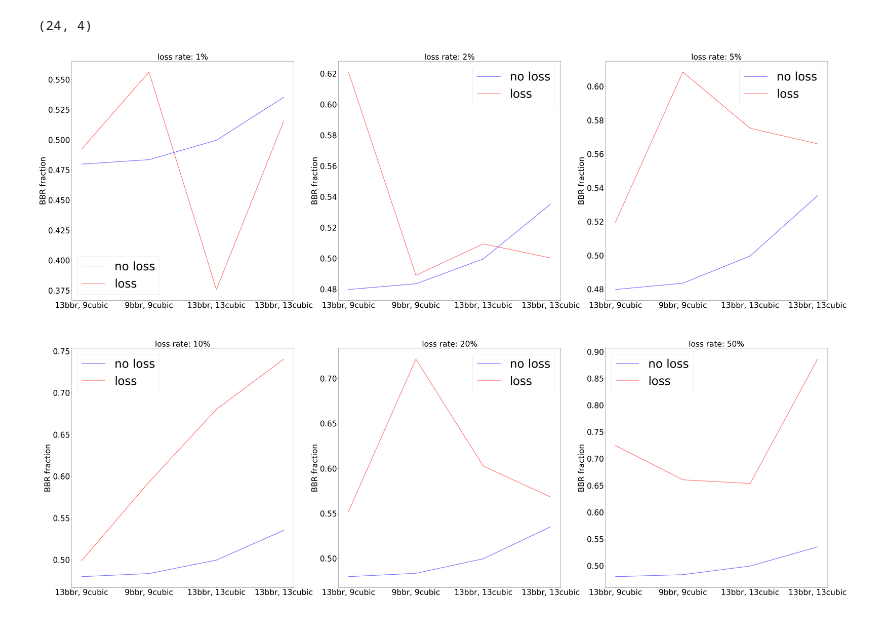
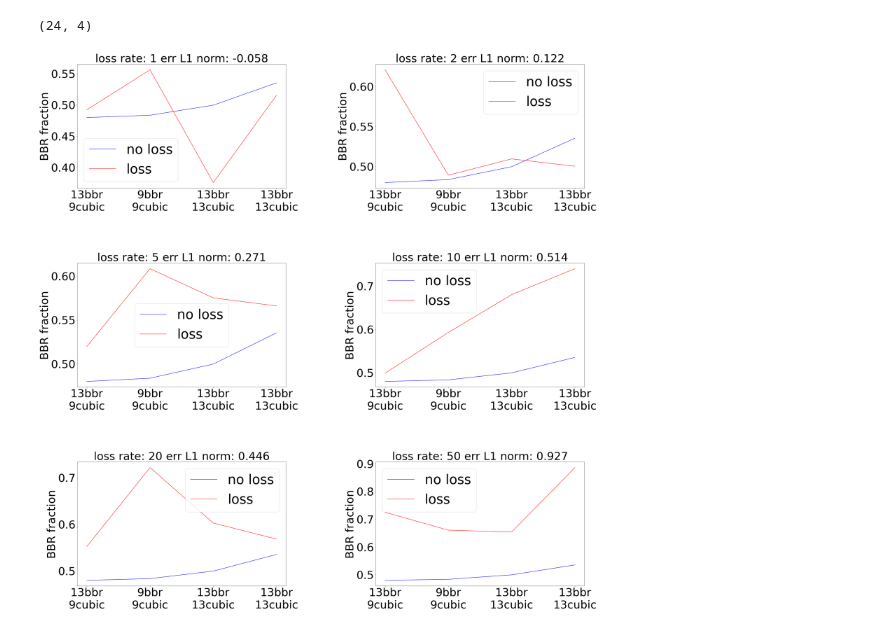
Before and after one commit to ShiboXing/WAN, a Jupyter notebook: proj4/setup/Data_Test.ipynb, the cells around one changed output. Cells and saved outputs as stored; diff of their text form; code cells hidden in the pictures.

```diff
--- a/proj4/setup/Data_Test.ipynb
+++ b/proj4/setup/Data_Test.ipynb
@@ -83,21 +83,38 @@ queues = [0.25, 0.5, 1, 4, 8, 16, 32]
 loss_rate = [1, 2, 5, 10, 20, 50]
 times = [60, 60, 60, 60, 60, 100, 200]
 
+def l2_err(a:list, b:list):
+    a = np.array(a)
+    b = np.array(b)
+    res = np.power(a-b, 2).sum() ** 0.5
+
+    return res
+
+
+def l1_err(a:list, b:list):
+    a = np.array(a)
+    b = np.array(b)
+    res = (a-b).sum()
+
+    return res
+
 fig = plt.figure(1, figsize=(40, 40))
 i = 1
 for n in bbr_num[:6]:
     real_rates = get_rates(n, 1)
     model_rates = get_rates(n, 1, duration=1, isModel=True)
+    err = l2_err(real_rates, model_rates)
     ax = fig.add_subplot(int(f'32{i}'))
     i += 1
-    ax.set_title(f'BBR number: {n}', fontsize=40)
-    ax.tick_params(axis='both', which='major', labelsize=40)
+    ax.set_title(f'BBR number: {n}, L2 norm: %.3f' % err, fontsize=60)
+    ax.tick_params(axis='both', which='major', labelsize=45)
     ax.xaxis.set_ticklabels([0] + queues)
-    ax.set_xlabel('queue size (# of BDPs)', fontsize=30)
-    ax.set_ylabel('BBR fraction', fontsize=30)
+    ax.set_xlabel('queue size (# of BDPs)', fontsize=60)
+    ax.set_ylabel('BBR fraction', fontsize=60)
     ax.plot(real_rates, color='b', label='actual')
     ax.plot(model_rates, color='r', label='model')
     ax.legend()
-plt.rcParams.update({'font.size': 40})
+    plt.tight_layout(pad=3.0)
+plt.rcParams.update({'font.size': 60})
 plt.show()
 # %% [output]
@@ -248,36 +265,40 @@ print(l_dataset.shape)
 # %% [output]
 (24, 4)
 # %%
-fig = plt.figure(1, figsize=(70, 50))
+fig = plt.figure(1, figsize=(40, 40))
 queues = [0.25, 0.5, 1, 4, 8, 16, 32]
 i = 1
 for l in loss_rate:
     l_bmask = l_dataset[:, 1] == l
     l_mask1 = l_bmask & (l_dataset[:, 2] == 9) & (l_dataset[:, 3] == 9)
     l_mask2 = l_bmask & (l_dataset[:, 2] == 9) & (l_dataset[:, 3] == 13)
     l_mask3 = l_bmask & (l_dataset[:, 2] == 13) & (l_dataset[:, 3] == 9)
     l_mask4 = l_bmask & (l_dataset[:, 2] == 13) & (l_dataset[:, 3] == 13)
 
     bmask = dataset[:, 1] == 4
     mask1 = bmask & (dataset[:, 2] == 9) & (dataset[:, 3] == 9)
     mask2 = bmask & (dataset[:, 2] == 9) & (dataset[:, 3] == 13)
     mask3 = bmask & (dataset[:, 2] == 13) & (dataset[:, 3] == 9)
     mask4 = bmask & (dataset[:, 2] == 13) & (dataset[:, 3] == 13)
     l_masks = [l_mask2, l_mask4, l_mask1, l_mask3]
     r_masks = [mask2, mask4, mask1, mask3]
     l_rates = [l_dataset[m][0][0] for m in l_masks]
     r_rates = [dataset[m][0][0] for m in r_masks]
 
-    ax = fig.add_subplot(int(f'23{i}'))
-    ax.tick_params(axis='both', which='major', labelsize=40)
+
+    err = l1_err(l_rates, r_rates)
+    ax = fig.add_subplot(int(f'32{i}'))
+    ax.tick_params(axis='both', which='major', labelsize=50)
     i += 1
-    ax.set_title(f'loss rate: {l}%', fontsize=40)
-    ax.set_ylabel('BBR fraction', fontsize=40)
+    ax.set_title(f'loss rate: {l} err L1 norm: %.3f' % err, fontsize=50)
+
     ax.plot(r_rates, color='b', label='no loss')
     ax.plot(l_rates, color='r', label='loss')
     plt.xticks(range(4))
-    ax.xaxis.set_ticklabels(['13bbr, 9cubic', '9bbr, 9cubic', '13bbr, 13cubic', '13bbr, 13cubic'], fontsize=40)
+    ax.set_ylabel('BBR fraction', fontsize=50)
+    ax.xaxis.set_ticklabels(['13bbr\n9cubic', '9bbr\n9cubic', '13bbr\n13cubic', '13bbr\n13cubic'], fontsize=50)
+    plt.tight_layout(pad=3.0)
     ax.legend()
 plt.show()
 # %% [output]
-[figure, old version]
+[figure, new version]
```
Also changed, not shown: parts of 4 cells of this notebook, 11 other files.
